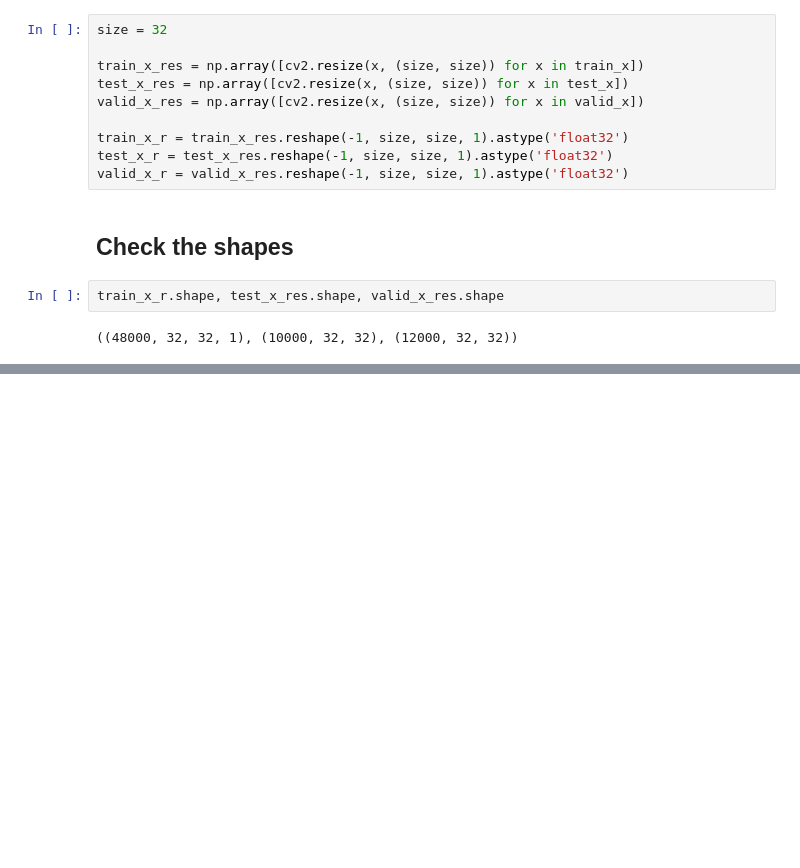
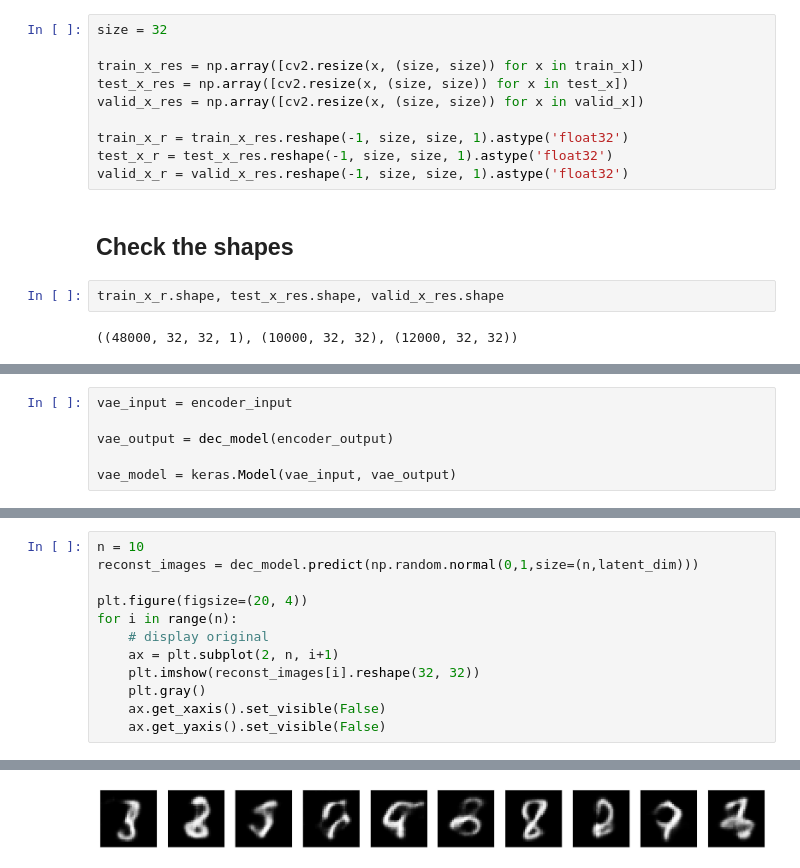
Before and after one commit to rasvob/VSB-FEI-Deep-Learning-Exercises, a Jupyter notebook: dl_05.ipynb, the cells around one changed output, grey strips where cells are left out. Drawn from its saved outputs; the diff is of its cells as text; blank space fills up the shorter version.

```diff
--- a/dl_05.ipynb
+++ b/dl_05.ipynb
@@ -873,0 +576,6 @@ print('Test accuracy: ', test_acc)
+# %%
+vae_input = encoder_input
+
+vae_output = dec_model(encoder_output)
+
+vae_model = keras.Model(vae_input, vae_output)
@@ -873,0 +649,13 @@ print('Test accuracy: ', test_acc)
+# %%
+n = 10
+reconst_images = dec_model.predict(np.random.normal(0,1,size=(n,latent_dim)))
+
+plt.figure(figsize=(20, 4))
+for i in range(n):
+    # display original
+    ax = plt.subplot(2, n, i+1)
+    plt.imshow(reconst_images[i].reshape(32, 32))
+    plt.gray()
+    ax.get_xaxis().set_visible(False)
+    ax.get_yaxis().set_visible(False)
+# %% [output]
@@ -873,0 +663 @@ print('Test accuracy: ', test_acc)
+[figure, added]
```
Also changed, not shown: parts of 79 cells of this notebook, 4 other files.
